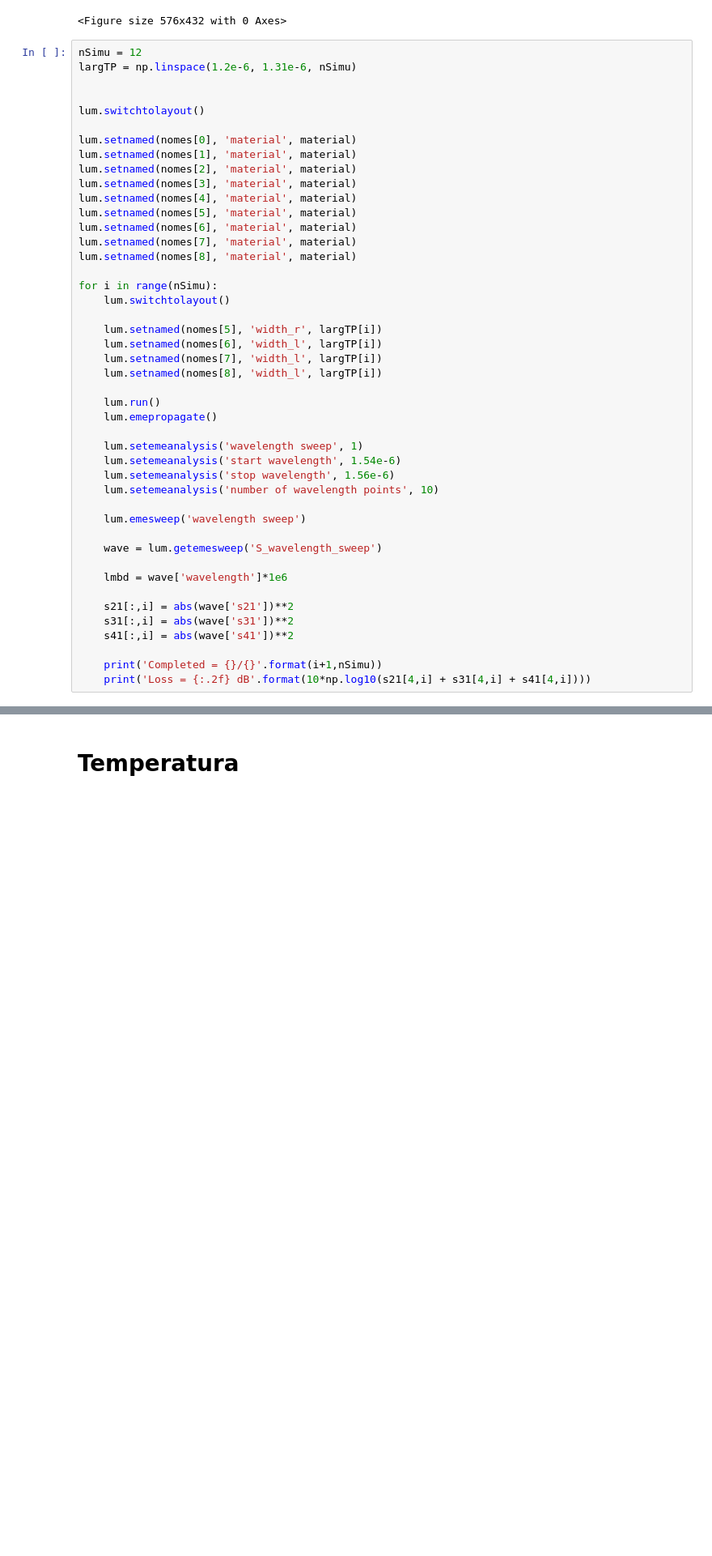
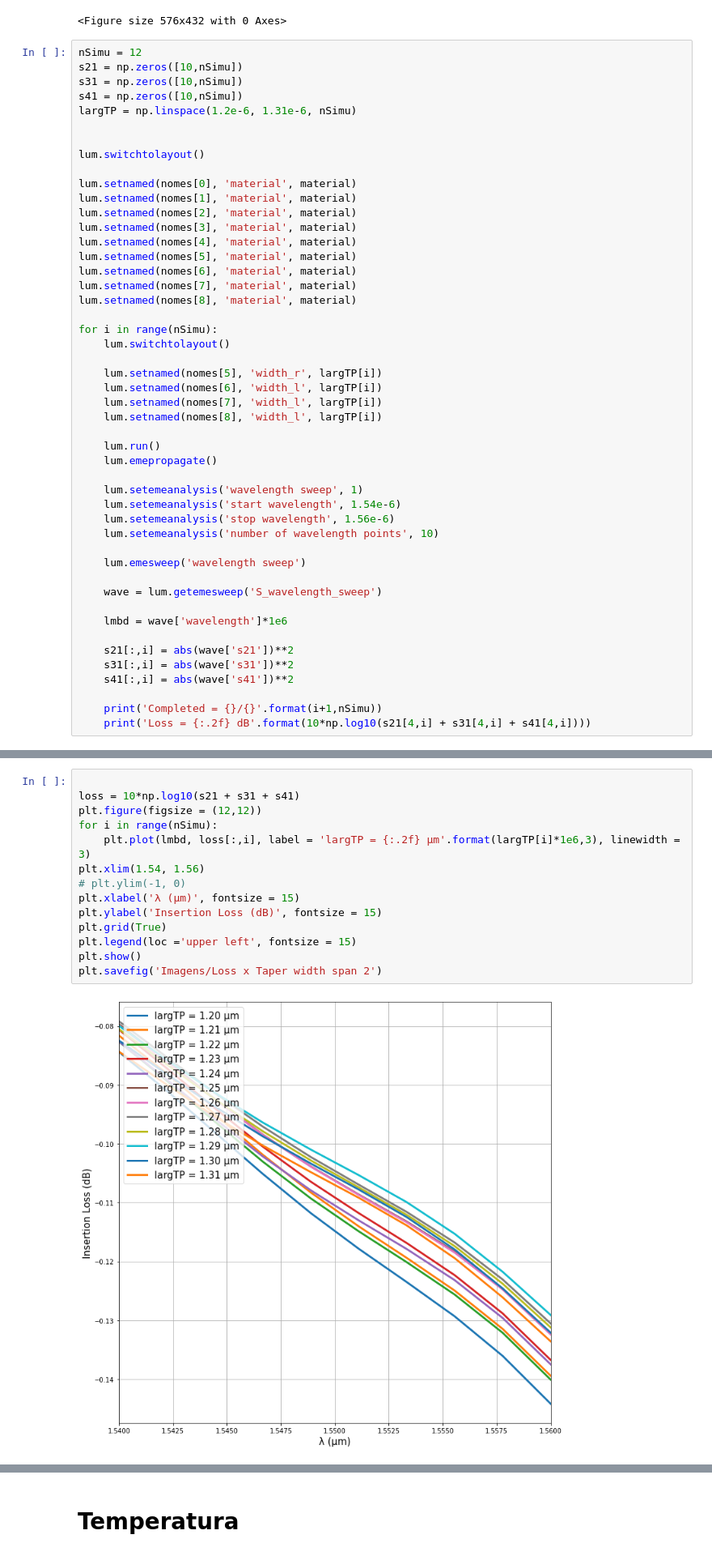
Before and after one commit to ringokin/MMI-photonics, a Jupyter notebook: backupzinho.ipynb, the cells around one changed output, grey strips where cells are left out. Shown at 81% size. Cells and saved outputs as stored; diff of their text form; blank space fills up the shorter version.

```diff
--- a/backupzinho.ipynb
+++ b/backupzinho.ipynb
@@ -1504,6 +1504,9 @@ plt.savefig('Imagens/Loss x Taper width span 3')
 <Figure size 576x432 with 0 Axes>
 # %%
 nSimu = 12
+s21 = np.zeros([10,nSimu])
+s31 = np.zeros([10,nSimu])
+s41 = np.zeros([10,nSimu])
 largTP = np.linspace(1.2e-6, 1.31e-6, nSimu)
 
 
@@ -1554,0 +1571,16 @@ plt.plot(lmbd, loss[:,6], label = 'largTP = {:.2f} μm'.format(largTP[6]*1e6,3),
+# %%
+
+loss = 10*np.log10(s21 + s31 + s41)
+plt.figure(figsize = (12,12))
+for i in range(nSimu):
+    plt.plot(lmbd, loss[:,i], label = 'largTP = {:.2f} μm'.format(largTP[i]*1e6,3), linewidth = 3)
+plt.xlim(1.54, 1.56)
+# plt.ylim(-1, 0)
+plt.xlabel('λ (μm)', fontsize = 15)
+plt.ylabel('Insertion Loss (dB)', fontsize = 15)
+plt.grid(True)
+plt.legend(loc ='upper left', fontsize = 15)
+plt.show()
+plt.savefig('Imagens/Loss x Taper width span 2')
+# %% [output]
+[figure, added]
```
Also changed, not shown: parts of 14 cells of this notebook, 4 other files.
